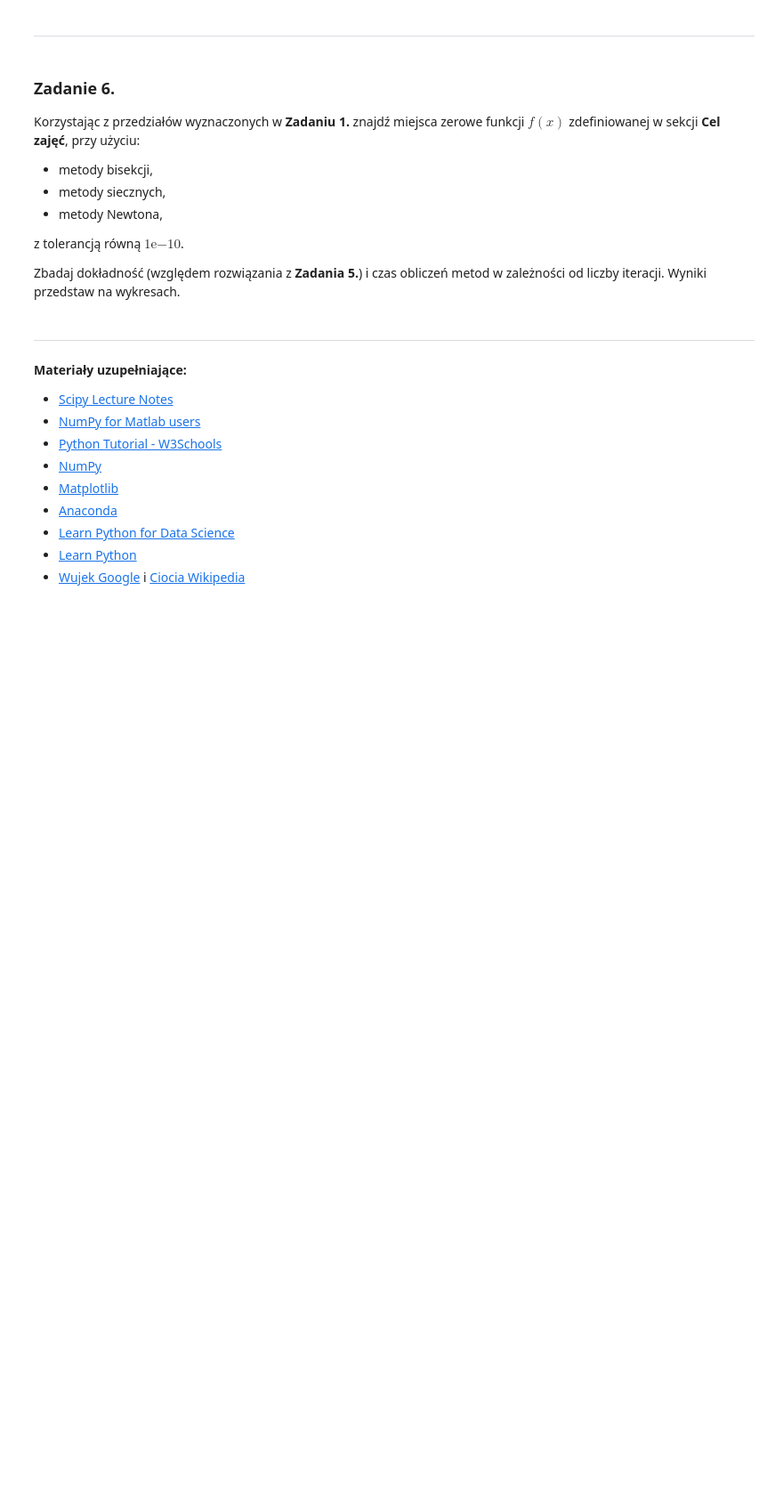
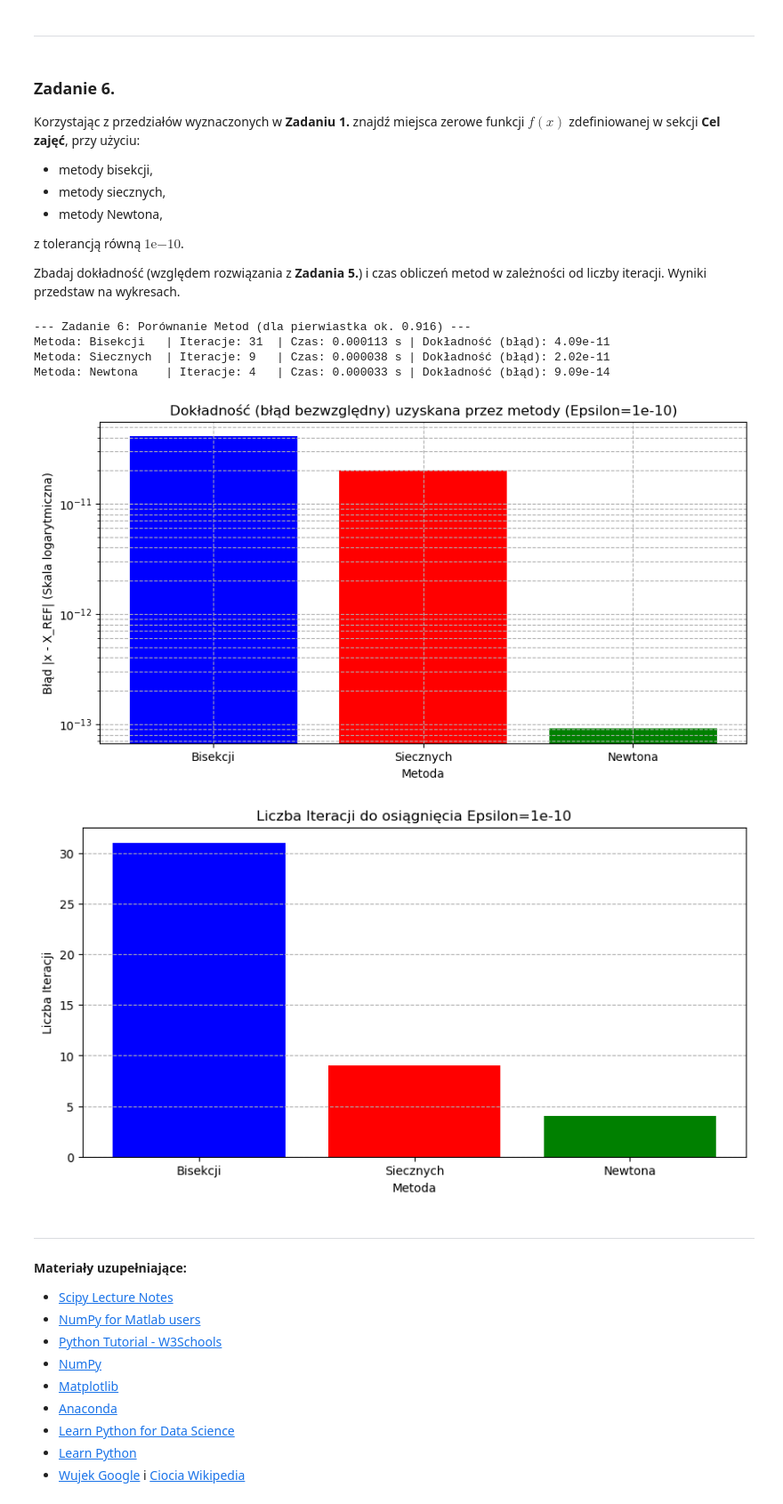
Before and after one commit to MN-KJ-2025/lab8-nieliniowe-Pablitto1pk, a Jupyter notebook: sprawozdanie.ipynb, the cells around one changed output. Shown at 89% size. Saved outputs shown, nothing was run; the diff lists cells and outputs as text; code cells hidden in the pictures; blank space fills up the shorter version.

Commit message:
dokonczenie zadan

```diff
--- a/sprawozdanie.ipynb
+++ b/sprawozdanie.ipynb
@@ -163,3 +192,83 @@ Zbadaj dokładność (względem rozwiązania z **Zadania 5.**) i czas obliczeń
+# %%
+# ===== Twoja implementacja tutaj =====
+
+X_REF = 0.9165625831056072
+EPSILON = 1e-10
+
+methods = [
+    ("Bisekcji", main.bisection),
+    ("Siecznych", main.secant),
+    ("Newtona", main.newton),
+]
+
+# Dane do zebrania (dla pierwiastka 2, który jest trudniejszy)
+data = []
+a, b = 0.5, 1.0
+
+print("\n--- Zadanie 6: Porównanie Metod (dla pierwiastka ok. 0.916) ---")
+
+for name, method in methods:
+    start_time = time.perf_counter()
+
+    if name == "Newtona":
+        result = method(main.func, main.dfunc, main.ddfunc, a, b, EPSILON, 100)
+    else:
+        result = method(a, b, main.func, EPSILON, 100)
+
+    end_time = time.perf_counter()
+
+    if result is not None:
+        root, iters = result
+        time_elapsed = end_time - start_time
+        accuracy = abs(root - X_REF)
+        data.append({
+            'method': name,
+            'root': root,
+            'iters': iters,
+            'time': time_elapsed,
+            'accuracy': accuracy
+        })
+        print(f"Metoda: {name:<10} | Iteracje: {iters:<3} | Czas: {time_elapsed:.6f} s | Dokładność (błąd): {accuracy:.2e}")
+    else:
+        print(f"Metoda: {name:<10} | Nie zbiegła.")
+
+
+# -------------------------------------------------------------
+# Rysowanie wykresów (Dokładność vs Liczba Iteracji)
+# -------------------------------------------------------------
+
+if data:
+    methods_list = [d['method'] for d in data]
+    iters_list = [d['iters'] for d in data]
+    accuracy_list = [d['accuracy'] for d in data]
+
+    # Wykres 1: Dokładność (Błąd)
+    plt.figure(figsize=(10, 5))
+    plt.bar(methods_list, accuracy_list, color=['blue', 'red', 'green'])
+    plt.yscale('log')
+    plt.title('Dokładność (błąd bezwzględny) uzyskana przez metody (Epsilon=1e-10)')
+    plt.ylabel(f'Błąd |x - X_REF| (Skala logarytmiczna)')
+    plt.xlabel('Metoda')
+    plt.grid(True, which="both", ls="--")
+    plt.show()
+
+    # Wykres 2: Czas vs Iteracje
+    plt.figure(figsize=(10, 5))
+    plt.bar(methods_list, iters_list, color=['blue', 'red', 'green'])
+    plt.title(f'Liczba Iteracji do osiągnięcia Epsilon={EPSILON}')
+    plt.ylabel('Liczba Iteracji')
+    plt.xlabel('Metoda')
+    plt.grid(axis='y', ls="--")
+    plt.show()
+
+# =======================================
+# %% [output]
+--- Zadanie 6: Porównanie Metod (dla pierwiastka ok. 0.916) ---
+Metoda: Bisekcji   | Iteracje: 31  | Czas: 0.000113 s | Dokładność (błąd): 4.09e-11
+Metoda: Siecznych  | Iteracje: 9   | Czas: 0.000038 s | Dokładność (błąd): 2.02e-11
+Metoda: Newtona    | Iteracje: 4   | Czas: 0.000033 s | Dokładność (błąd): 9.09e-14
+[figure, added]
+[figure, added]
 # %% [markdown]
 ---
 # %% [markdown]
```
Also changed, not shown: parts of 4 cells of this notebook, 1 other file.
